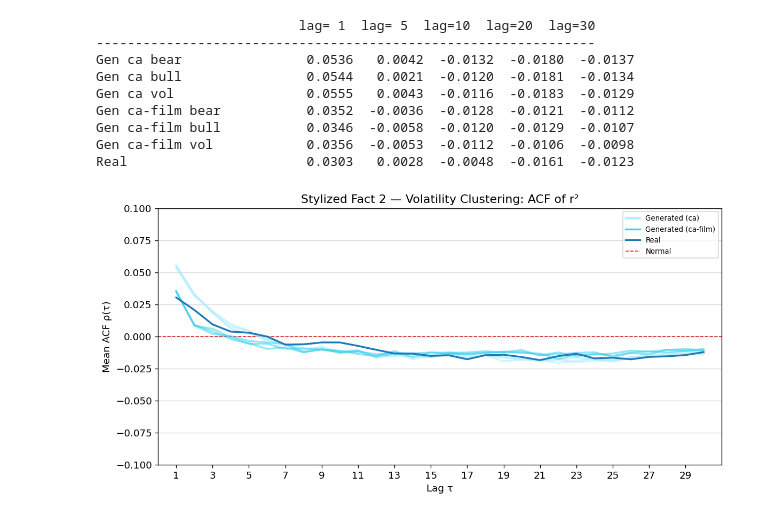
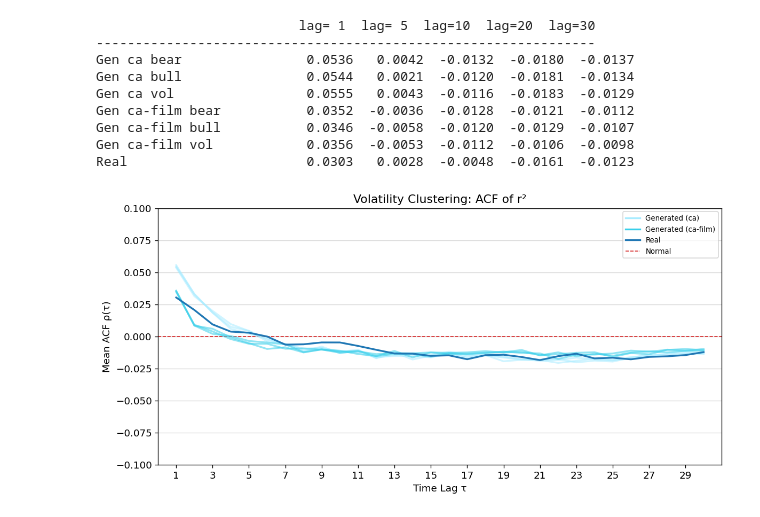
Before and after one commit to AHHHHHH0-0/Extending-CoFinDiff, a Jupyter notebook: notebooks/eval/stylized_facts.ipynb, the cells around one changed output. Cells and saved outputs as stored; diff of their text form; code cells hidden in the pictures.

```diff
--- a/notebooks/eval/stylized_facts.ipynb
+++ b/notebooks/eval/stylized_facts.ipynb
@@ -145,7 +145,7 @@ bp['boxes'][-1].set_facecolor(C_REAL)
 bp['boxes'][-1].set_alpha(0.8)
 
 # Axis settings
-ax.set_title('Stylized Fact 1 — Fat Tails: Kurtosis Distribution')
+ax.set_title('Fat Tails: Kurtosis Distribution')
 ax.set_ylabel('Excess Kurtosis (symlog-scale)')
 ax.set_yscale('symlog', linthresh=1)
 ax.set_ylim(ax.get_ylim()[0], 1000)
@@ -302,33 +301,33 @@ acf_gen_full = {
 }
 acf_real_full = acf_squared(real_np, ALL_LAGS)
 
 # Plot
 fig, ax = plt.subplots(figsize=(10, 5))
 ax.axhline(0, color=C_NORMAL, linestyle='--', linewidth=1.0)
 for model, cond_key in gen_keys:
     color = C_GEN_CA if model == 'ca' else C_GEN_CAFILM
     ax.plot(ALL_LAGS, acf_gen_full[(model, cond_key)], color=color, lw=2, alpha=0.55)
 ax.plot(ALL_LAGS, acf_real_full, color=C_REAL, lw=2)
 
 # Legend
 generated_ca_handle = Line2D([0], [0], color=C_GEN_CA, lw=2, label='Generated (ca)')
 generated_cafilm_handle = Line2D([0], [0], color=C_GEN_CAFILM, lw=2, label='Generated (ca-film)')
 real_handle = Line2D([0], [0], color=C_REAL, lw=2, label='Real')
 normal_handle = Line2D([0], [0], color=C_NORMAL, linestyle='--', linewidth=1.0, label='Normal')
 
 # Axis settings
-ax.set_xlabel('Lag τ')
+ax.set_xlabel('Time Lag τ')
 ax.set_ylabel('Mean ACF ρ(τ)')
-ax.set_title('Stylized Fact 2 — Volatility Clustering: ACF of r²')
+ax.set_title('Volatility Clustering: ACF of r²')
 ax.set_xlim(0, 31)
 ax.set_xticks(np.arange(1, 31, 2))
 ax.set_ylim(-0.1, 0.1)
 ax.legend(handles=[generated_ca_handle, generated_cafilm_handle, real_handle, normal_handle], fontsize=8)
 ax.grid(axis='y', alpha=0.5)
 
 # Plot and save
 plt.tight_layout()
 plt.savefig('../../figures/acf_curve.png')
 plt.show()
 # %% [output]
-[figure, old version]
+[figure, new version]
```
Also changed, not shown: parts of 2 cells of this notebook, 7 other files.
